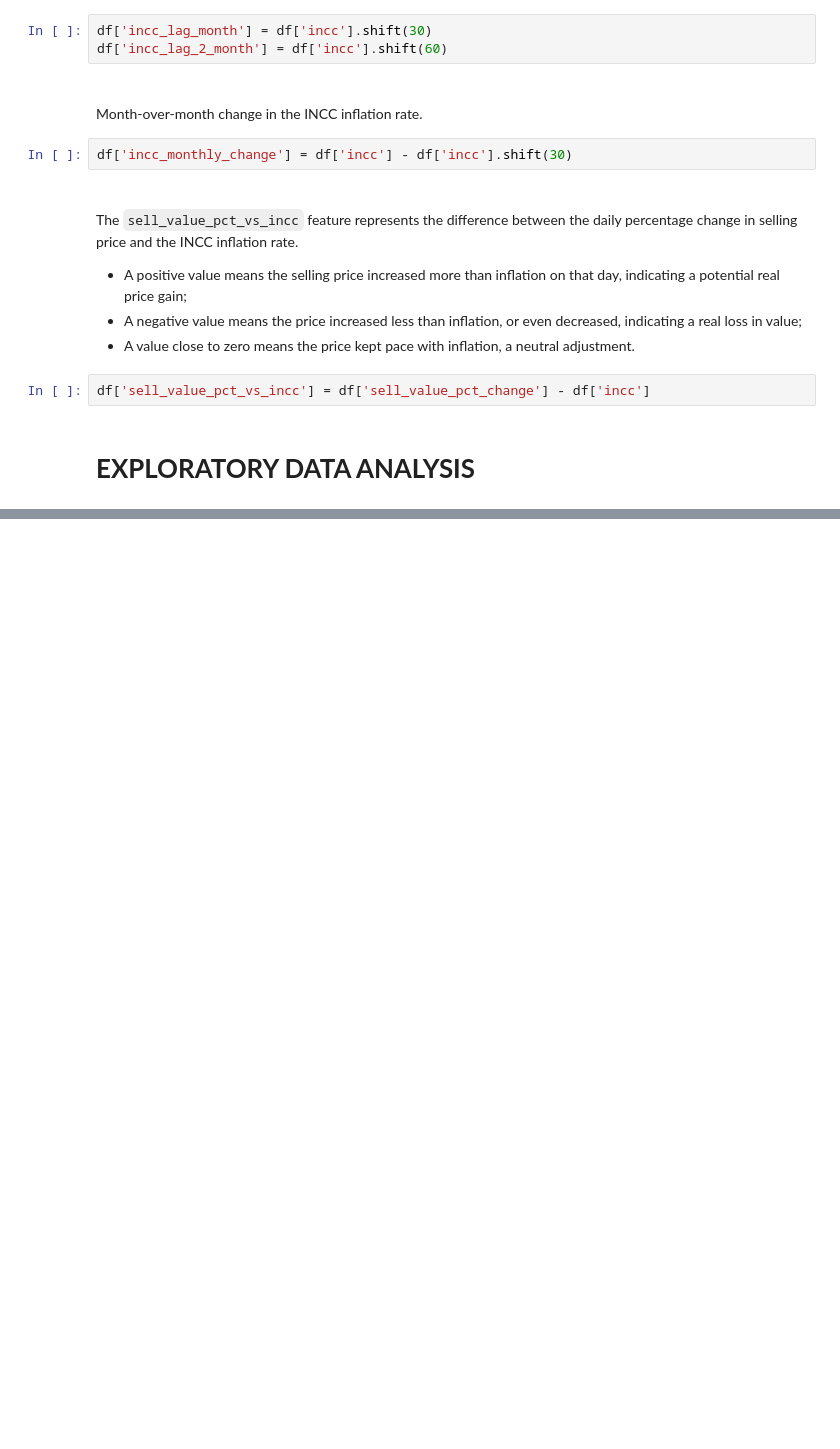
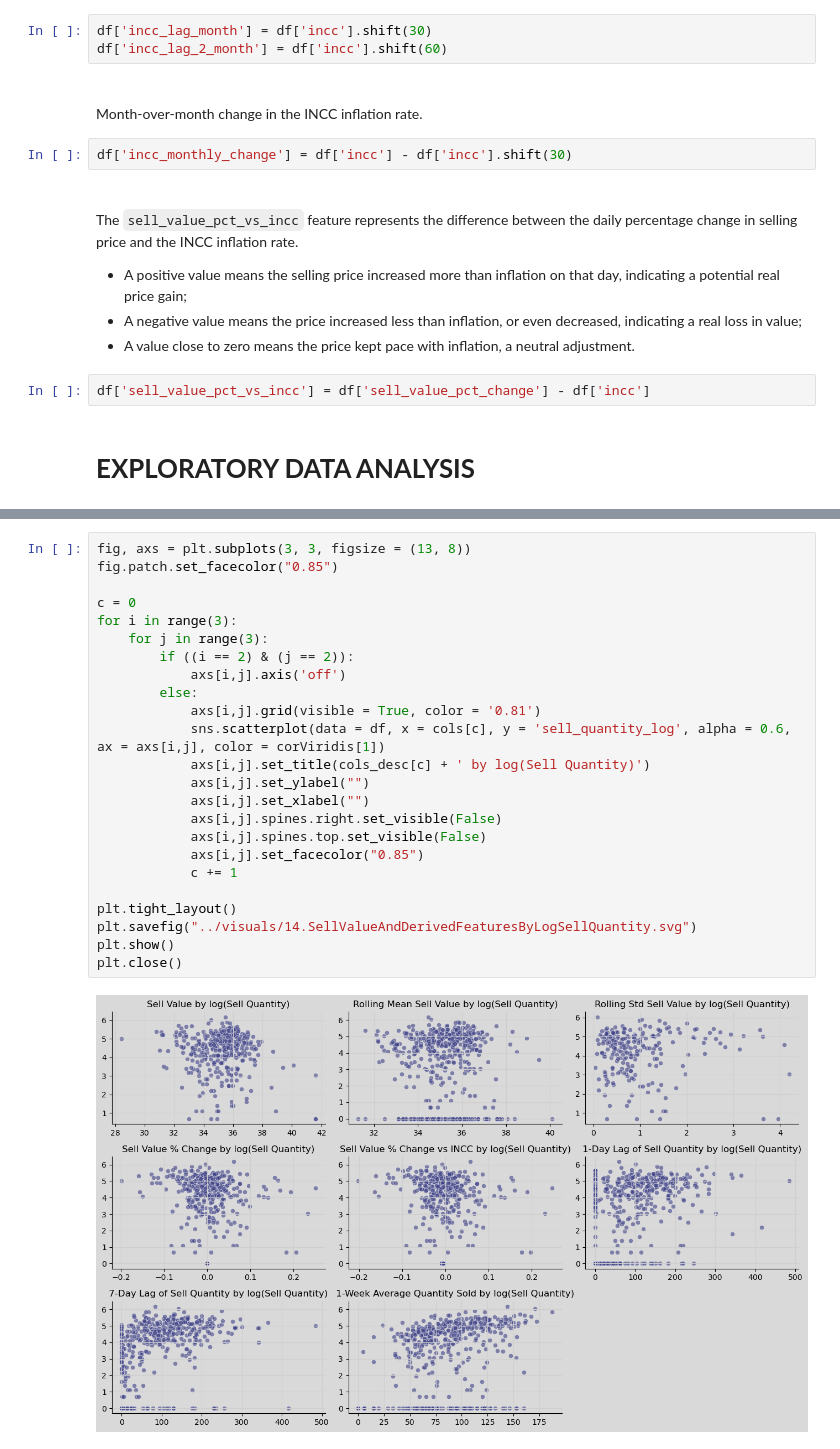
Before and after one commit to fabiogaldinho/Dynamic-Pricing, a Jupyter notebook: notebooks/02_EDA.ipynb, the cells around one changed output, grey strips where cells are left out. Saved outputs shown, nothing was run; the diff lists cells and outputs as text; blank space fills up the shorter version.

```diff
--- a/notebooks/02_EDA.ipynb
+++ b/notebooks/02_EDA.ipynb
@@ -249,0 +331,26 @@ memory usage: 116.1 KB
+# %%
+fig, axs = plt.subplots(3, 3, figsize = (13, 8))
+fig.patch.set_facecolor("0.85")
+
+c = 0
+for i in range(3):
+    for j in range(3):
+        if ((i == 2) & (j == 2)):
+            axs[i,j].axis('off')
+        else:
+            axs[i,j].grid(visible = True, color = '0.81')
+            sns.scatterplot(data = df, x = cols[c], y = 'sell_quantity_log', alpha = 0.6, ax = axs[i,j], color = corViridis[1])
+            axs[i,j].set_title(cols_desc[c] + ' by log(Sell Quantity)')
+            axs[i,j].set_ylabel("")
+            axs[i,j].set_xlabel("")
+            axs[i,j].spines.right.set_visible(False)
+            axs[i,j].spines.top.set_visible(False)
+            axs[i,j].set_facecolor("0.85")
+            c += 1
+
+plt.tight_layout()
+plt.savefig("../visuals/14.SellValueAndDerivedFeaturesByLogSellQuantity.svg")
+plt.show()
+plt.close()
+# %% [output]
+[figure, added]
```
Also changed, not shown: parts of 34 cells of this notebook, 19 other files.
